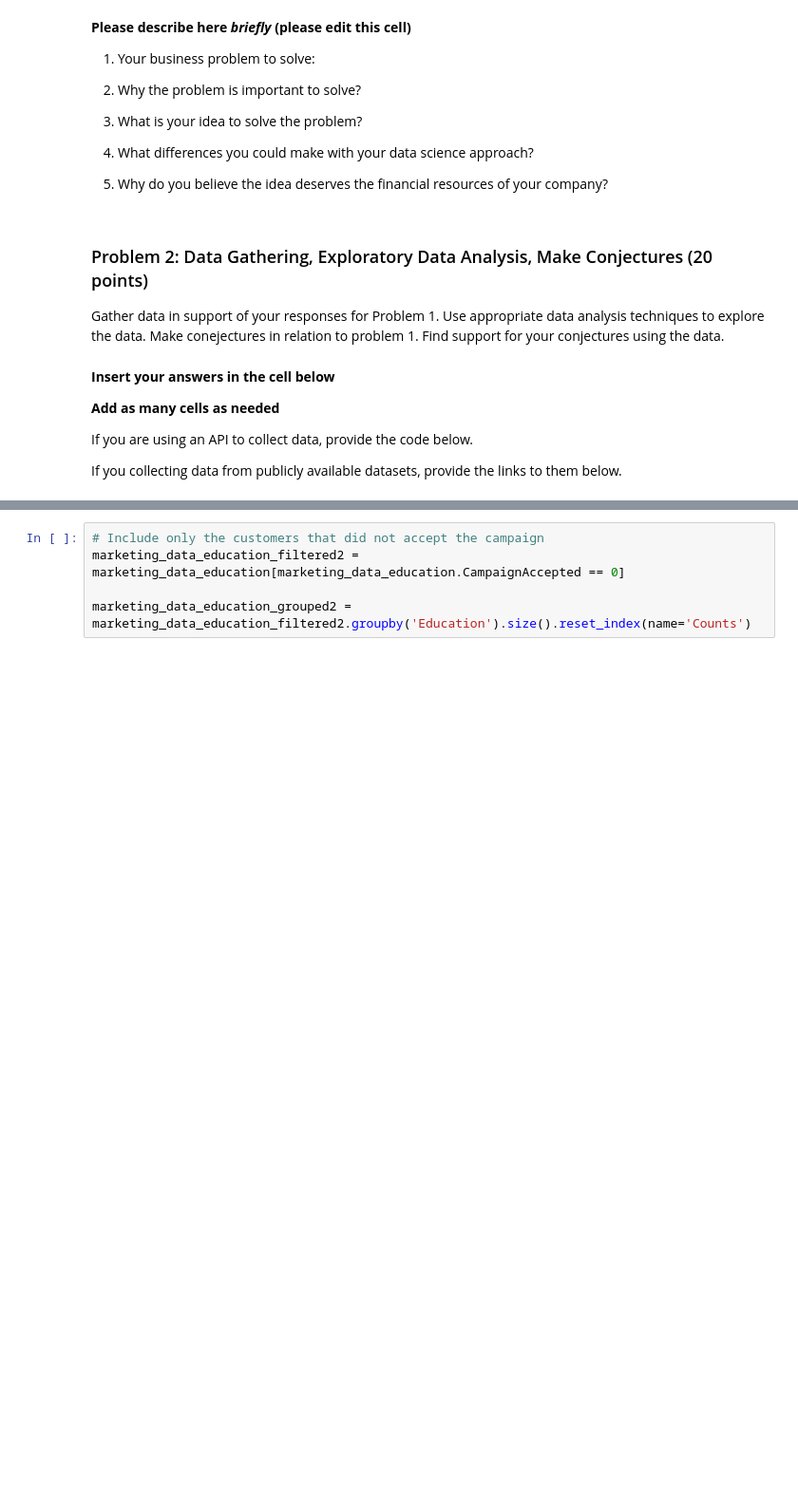
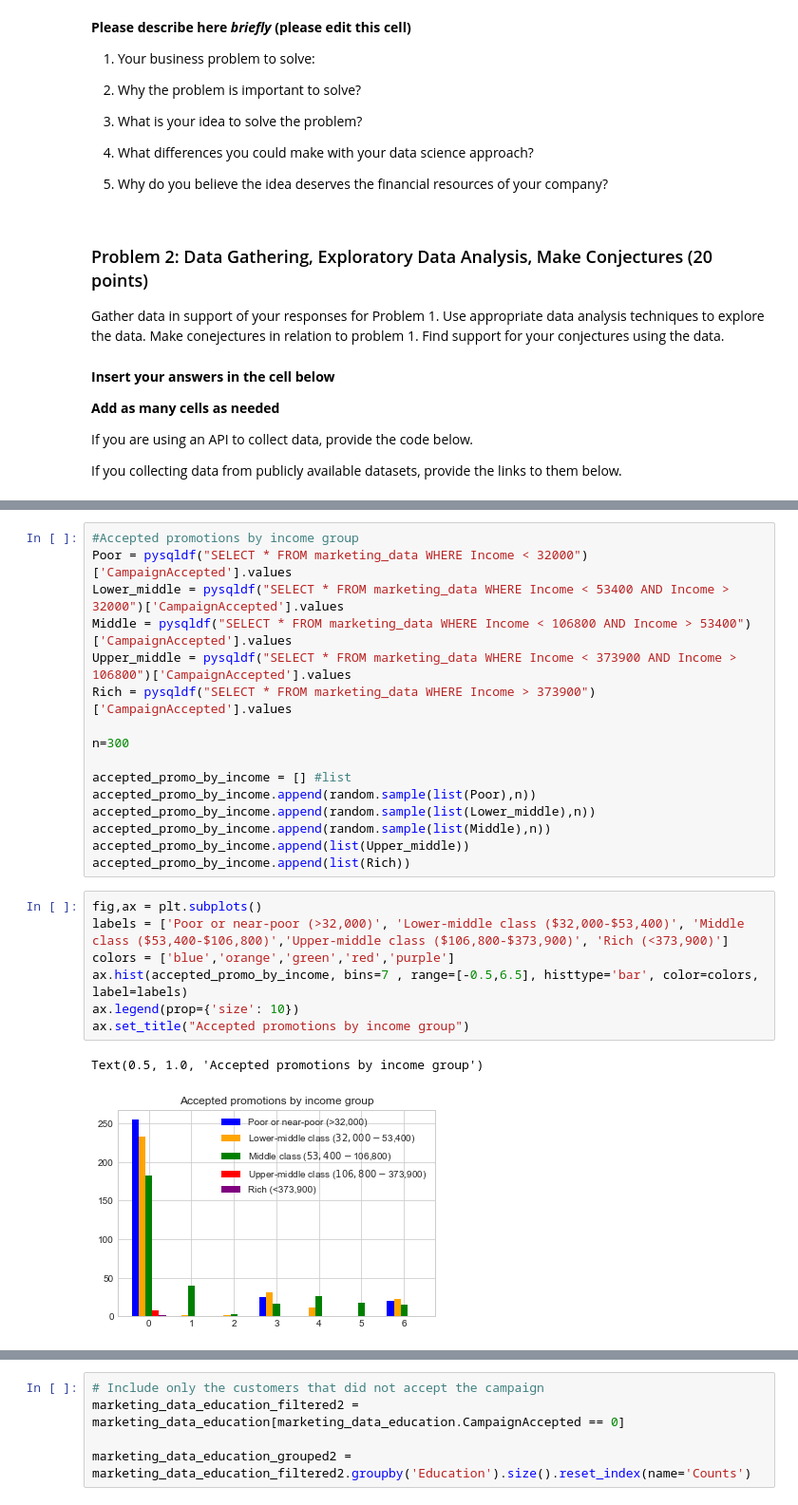
Before and after one commit to aschuliger/DS501_CaseStudy4, a Jupyter notebook: Case_Study_4.ipynb, the cells around one changed output, grey strips where cells are left out. Shown: that part at 95% size. Drawn from its saved outputs; the diff is of its cells as text; blank space fills up the shorter version.

```diff
--- a/Case_Study_4.ipynb
+++ b/Case_Study_4.ipynb
@@ -136,0 +199,26 @@ marketing_data["CampaignAccepted"] = campaign_accepted
+# %%
+#Accepted promotions by income group
+Poor = pysqldf("SELECT * FROM marketing_data WHERE Income < 32000")['CampaignAccepted'].values
+Lower_middle = pysqldf("SELECT * FROM marketing_data WHERE Income < 53400 AND Income > 32000")['CampaignAccepted'].values
+Middle = pysqldf("SELECT * FROM marketing_data WHERE Income < 106800 AND Income > 53400")['CampaignAccepted'].values
+Upper_middle = pysqldf("SELECT * FROM marketing_data WHERE Income < 373900 AND Income > 106800")['CampaignAccepted'].values
+Rich = pysqldf("SELECT * FROM marketing_data WHERE Income > 373900")['CampaignAccepted'].values
+
+n=300
+
+accepted_promo_by_income = [] #list
+accepted_promo_by_income.append(random.sample(list(Poor),n))
+accepted_promo_by_income.append(random.sample(list(Lower_middle),n))
+accepted_promo_by_income.append(random.sample(list(Middle),n))
+accepted_promo_by_income.append(list(Upper_middle))
+accepted_promo_by_income.append(list(Rich))
+# %%
+fig,ax = plt.subplots()
+labels = ['Poor or near-poor (>32,000)', 'Lower-middle class ($32,000-$53,400)', 'Middle class ($53,400-$106,800)','Upper-middle class ($106,800-$373,900)', 'Rich (<373,900)']
+colors = ['blue','orange','green','red','purple']
+ax.hist(accepted_promo_by_income, bins=7 , range=[-0.5,6.5], histtype='bar', color=colors, label=labels)
+ax.legend(prop={'size': 10})
+ax.set_title("Accepted promotions by income group")
+# %% [output]
+Text(0.5, 1.0, 'Accepted promotions by income group')
+[figure, added]
```
Also changed, not shown: parts of 59 cells of this notebook.
